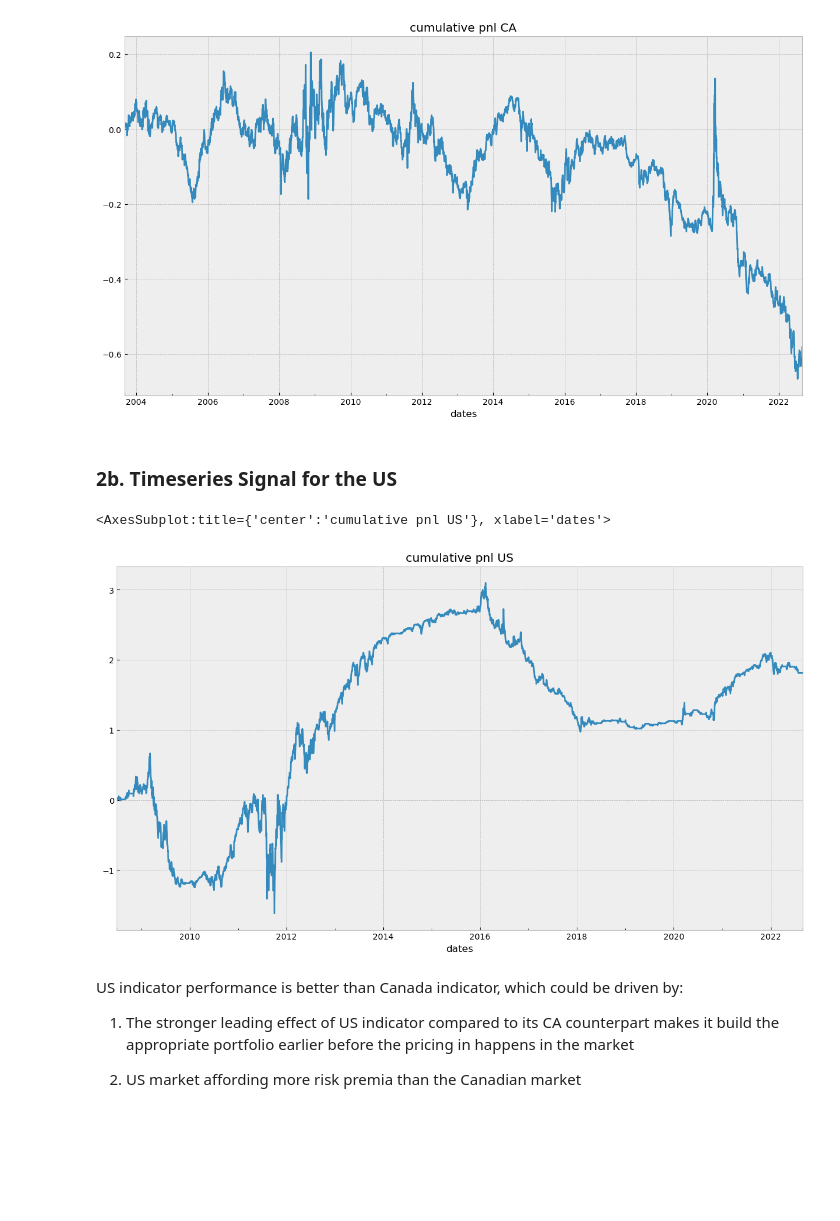
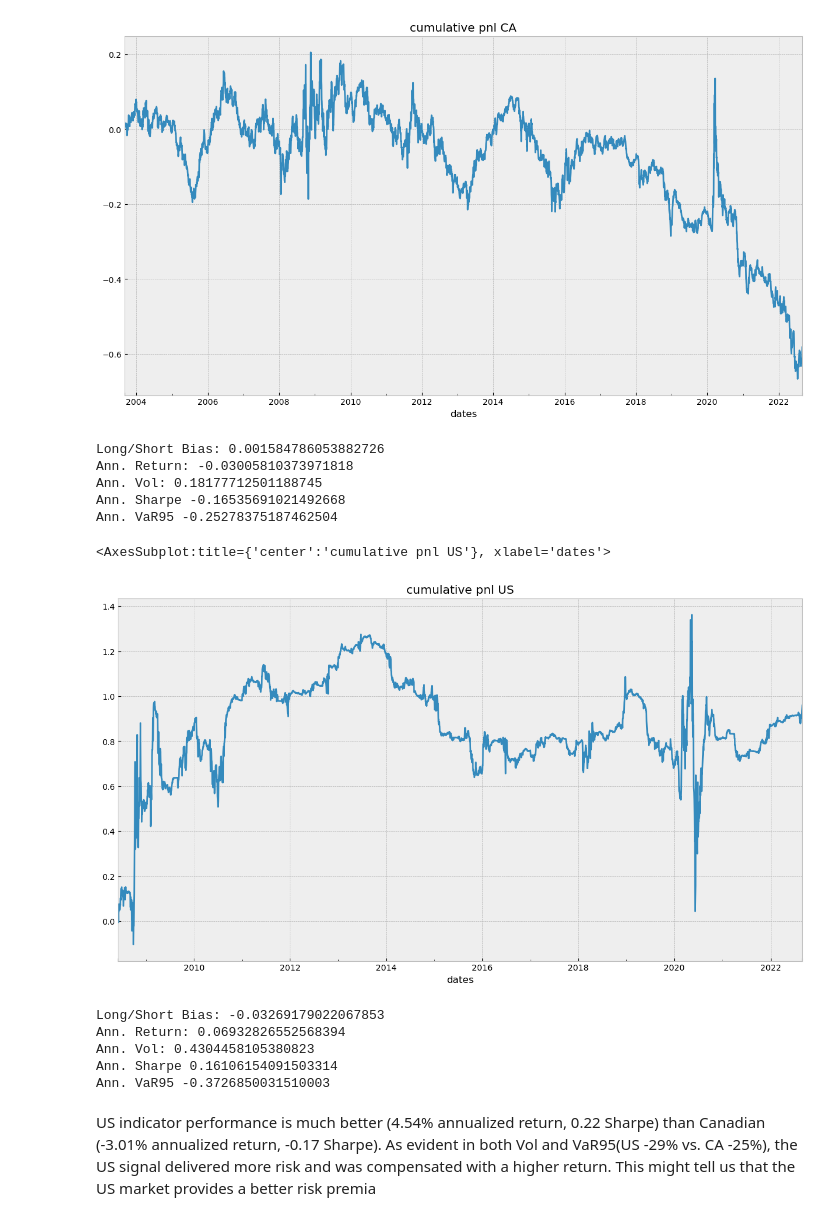
Before and after one commit to L-Dinosaur/trading_server, a Jupyter notebook: project_2/OTPP Capital Markets Investment Analytics - Interview Project Notebook.ipynb, the cells around one changed output. Cells and saved outputs as stored; diff of their text form; code cells hidden in the pictures; blank space fills up the shorter version.

```diff
--- a/project_2/OTPP Capital Markets Investment Analytics - Interview Project Notebook.ipynb
+++ b/project_2/OTPP Capital Markets Investment Analytics - Interview Project Notebook.ipynb
@@ -544,8 +564,3 @@ pnl.cumsum().plot(title="cumulative pnl CA")
 # %% [output]
 <AxesSubplot:title={'center':'cumulative pnl CA'}, xlabel='dates'>
 [figure]
-# %% [markdown]
-### 2b. Timeseries Signal for the US
-# %%
-signal_us = us_ind.apply(lambda x: 1 if x > 0 else -1)
-position_us = signal_us.cumsum().shift()
@@ -552,14 +576,25 @@ position_us = signal_us.cumsum().shift()
+# %%
+analytics(position_ca, ca_pnl)
+# %% [output]
+Long/Short Bias: 0.001584786053882726
+Ann. Return: -0.03005810373971818
+Ann. Vol: 0.18177712501188745
+Ann. Sharpe -0.16535691021492668
+Ann. VaR95 -0.25278375187462504
 # %%
 es1_ret = us_returns['ES1 Index']
-daily_pos_us = position_us.resample('D').ffill()
-us_pnl = calculate_pnl(es1_ret, daily_pos_us)
+us_pnl = calculate_pnl(es1_ret, position_us)
 us_pnl.cumsum().plot(title="cumulative pnl US")
 # %% [output]
 <AxesSubplot:title={'center':'cumulative pnl US'}, xlabel='dates'>
-[figure, old version]
+[figure, new version]
+# %%
+analytics(position_us, us_pnl)
+# %% [output]
+Long/Short Bias: -0.03269179022067853
+Ann. Return: 0.06932826552568394
+Ann. Vol: 0.4304458105380823
+Ann. Sharpe 0.16106154091503314
+Ann. VaR95 -0.3726850031510003
 # %% [markdown]
-US indicator performance is better than Canada indicator, which could be driven by:
-
-1. The stronger leading effect of US indicator compared to its CA counterpart makes it build the appropriate portfolio earlier before the pricing in happens in the market
-
-2. US market affording more risk premia than the Canadian market
+US indicator performance is much better (4.54% annualized return, 0.22 Sharpe) than Canadian (-3.01% annualized return, -0.17 Sharpe). As evident in both Vol and VaR95(US -29% vs. CA -25%), the US signal delivered more risk and was compensated with a higher return. This might tell us that the US market provides a better risk premia
```
Also changed, not shown: parts of 30 cells of this notebook.
